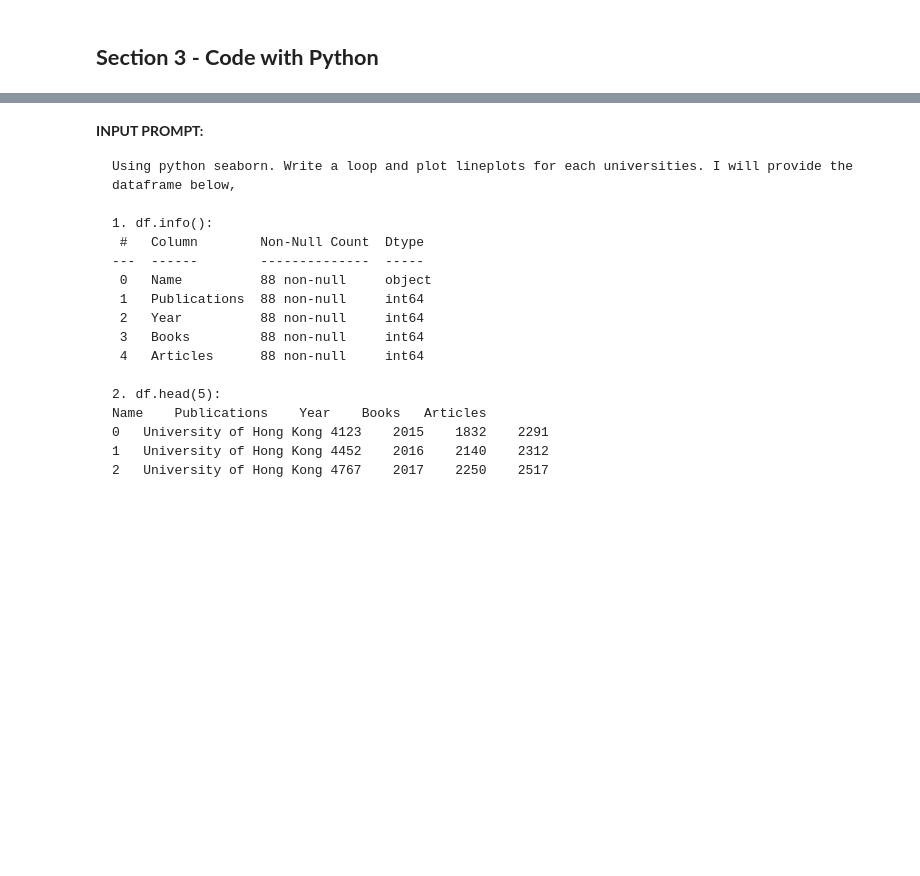
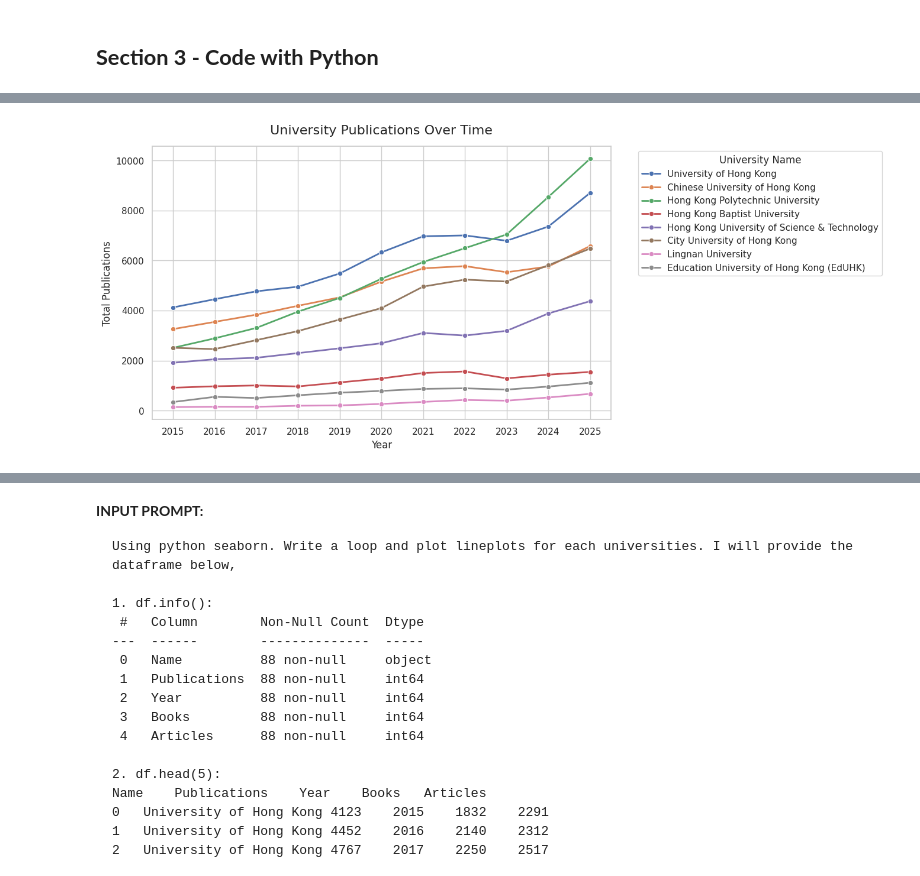
Before and after one commit to michaely-p/202611_workshop, a Jupyter notebook: vibe_coding_workshop_20261022.ipynb, the cells around one changed output, grey strips where cells are left out. Cells and saved outputs as stored; diff of their text form; code cells hidden in the pictures; blank space fills up the shorter version.

```diff
--- a/vibe_coding_workshop_20261022.ipynb
+++ b/vibe_coding_workshop_20261022.ipynb
@@ -245,0 +161,42 @@ plt.show()
+# %%
+import pandas as pd
+import seaborn as sns
+import matplotlib.pyplot as plt
+
+# 1. Read the Excel file into a pandas DataFrame
+# Replace 'your_data.xlsx' with your actual file path
+file_path = "https://github.com/michaely-p/202611_workshop/raw/refs/heads/main/20260629_pseudo_dataset.xlsx"
+df = pd.read_excel(file_path)
+
+# 2. Set the plot style for better aesthetics
+sns.set_theme(style="whitegrid")
+
+# 3. Create the figure and plot the data
+plt.figure(figsize=(10, 6))
+sns.lineplot(
+    data=df,
+    x='Year',
+    y='Publications',
+    hue='Name',
+    marker='o',          # Adds dots at each data point
+    linewidth=2          # Makes the lines slightly thicker
+)
+
+# 4. Customize the title and axis labels
+plt.title('University Publications Over Time', fontsize=16, pad=15)
+plt.xlabel('Year', fontsize=12)
+plt.ylabel('Total Publications', fontsize=12)
+
+# 5. Format the X-axis to show only whole years (since Year is an int64)
+plt.xticks(df['Year'].unique())
+
+# 6. Adjust the legend to sit outside the plot area
+plt.legend(title='University Name', bbox_to_anchor=(1.05, 1), loc='upper left')
+
+# 7. Adjust layout to prevent clipping of the legend
+# plt.tight_layout()
+
+# 8. Display the plot
+plt.show()
+# %% [output]
+[figure, added]
```
Also changed, not shown: parts of 26 cells of this notebook.
